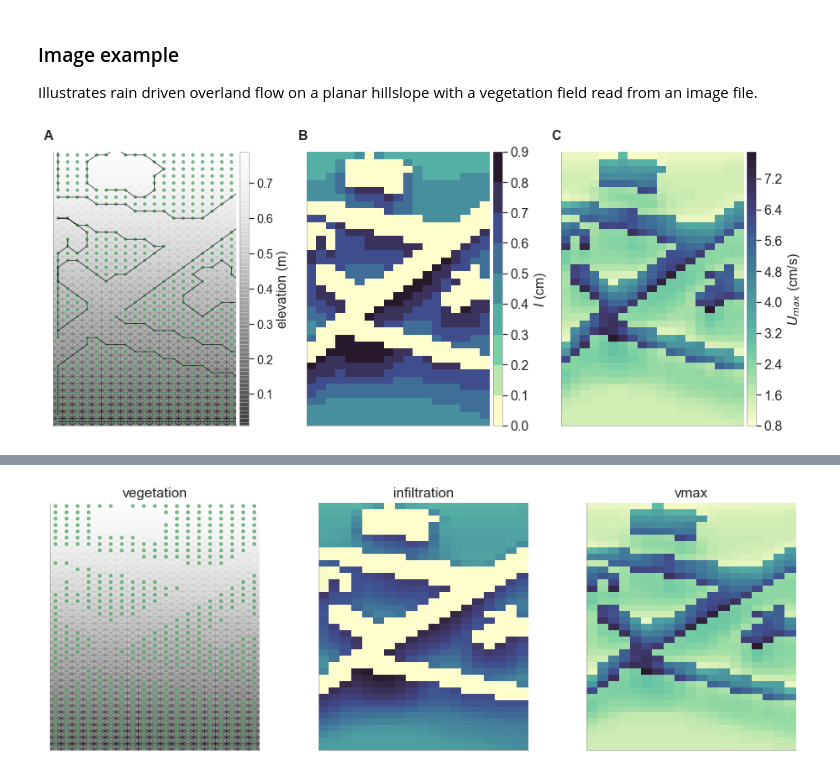
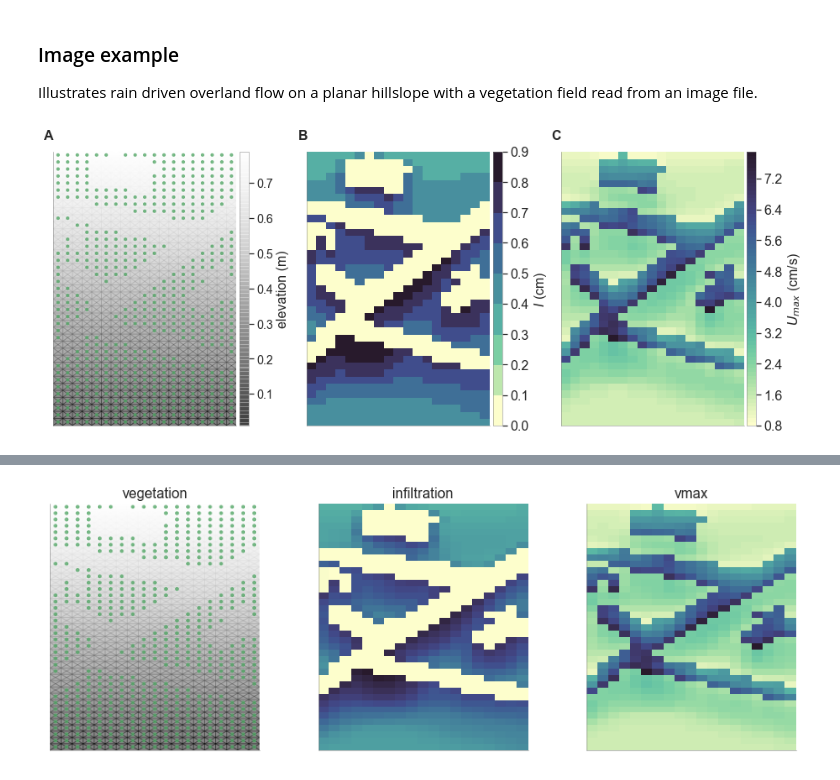
Before and after one commit to octavia-crompton/SVE-R, a Jupyter notebook: example_image/image_example.ipynb, the cells around one changed output, grey strips where cells are left out. Saved outputs shown, nothing was run; the diff lists cells and outputs as text; code cells hidden in the pictures.

```diff
--- a/example_image/image_example.ipynb
+++ b/example_image/image_example.ipynb
@@ -31,29 +31,29 @@ sim = pd.Series(sim)
 # %%
 fig = plt.figure(figsize= (15,6))
 plt.subplots_adjust(wspace = 0.3)
 
 for i, label in enumerate(('A', 'B', 'C')):
     ax = plt.subplot(1,3,i+1)
     ax.text(-0.05, 1.08, label, transform=ax.transAxes,
       fontsize=16, fontweight='bold', va='top')
 
 
 ax1 = plt.subplot(131)
 color_topo(sim.zc, ax = ax1, dx = sim.dx)
 veg_points(sim.isvegc, dx  = sim.dx, ax = ax1)
-plot_c(sim.isvegc, dx = sim.dx, ax = ax1)
+#plot_c(sim.isvegc, dx = sim.dx, ax = ax1)
 
 ax2 = plt.subplot(132)
 
 zinflplot = colormap(sim,sim['zinflc'], ax = ax2, clabel= '$I$ (cm)', colorbar = True ,
                      cfontsize = 16, cround = 1)
 # # plot_c(sim.isvegc, dx = sim.dx, ax = ax1)
 
 ax3 = plt.subplot(133)
 zinflplot = colormap(sim,sim['vmax'], ax = ax3, clabel= r'$U_{max}$ (cm/s)' ,colorbar = True, cfontsize = 16,
                      cround = 1, veg_scale=False)
 # %% [output]
-[figure, old version]
+[figure, new version]
 # %%
 z = np.arange(0, sim.zmax+sim.dz, sim.dz)
 
```
Also changed, not shown: parts of 1 cell of this notebook, 21 other files.
